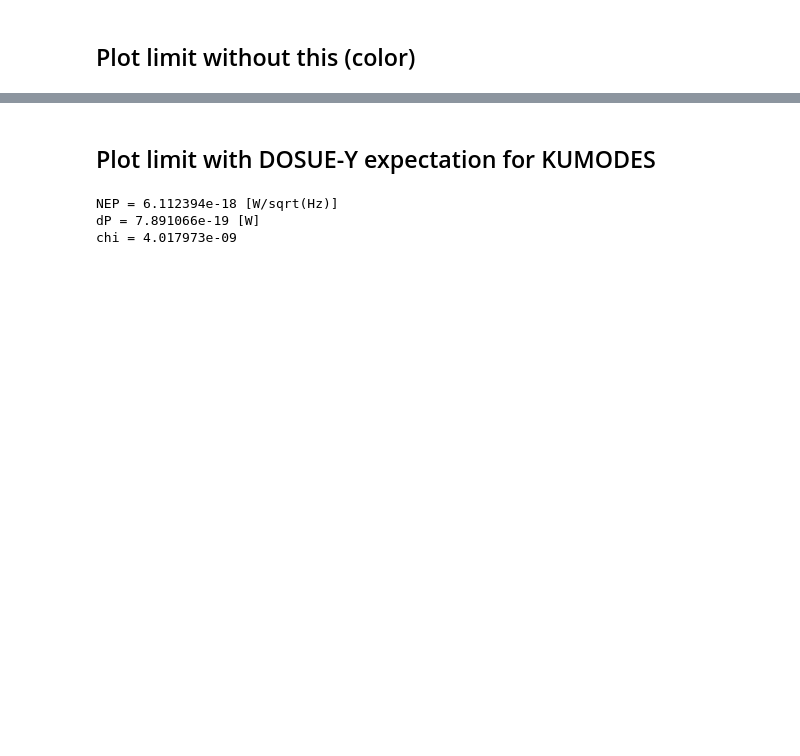
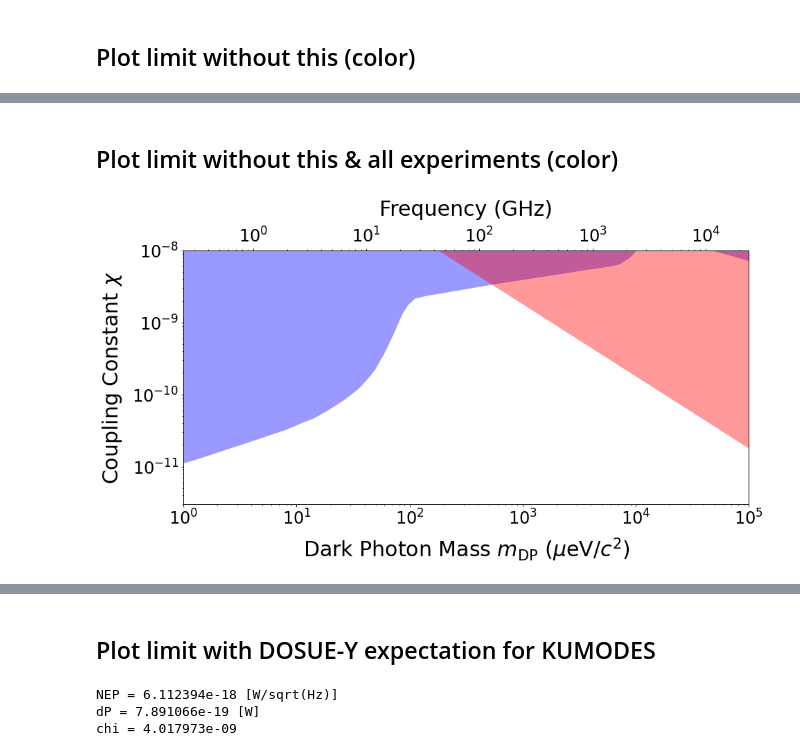
Before and after one commit to sadachi5/dosue-k, a Jupyter notebook: limit_plot.ipynb, the cells around one changed output, grey strips where cells are left out. Drawn from its saved outputs; the diff is of its cells as text; code cells hidden in the pictures; blank space fills up the shorter version.

```diff
--- a/limit_plot.ipynb
+++ b/limit_plot.ipynb
@@ -1048,0 +1044,7 @@ fig.savefig(f"{outdir}/limit_for_slide_nozoom_wtout_this_{outsuffix}.png")
+# %% [markdown]
+## Plot limit without this & all experiments (color)
+# %%
+fig = plot_limit_color(showThis=False, showExperiments=False, showKumodes=False)
+fig.savefig(f"{outdir}/limit_for_slide_nozoom_wtout_this-exp_{outsuffix}.png")
+# %% [output]
+[figure, added]
```
Also changed, not shown: parts of 13 cells of this notebook, 4 other files.
